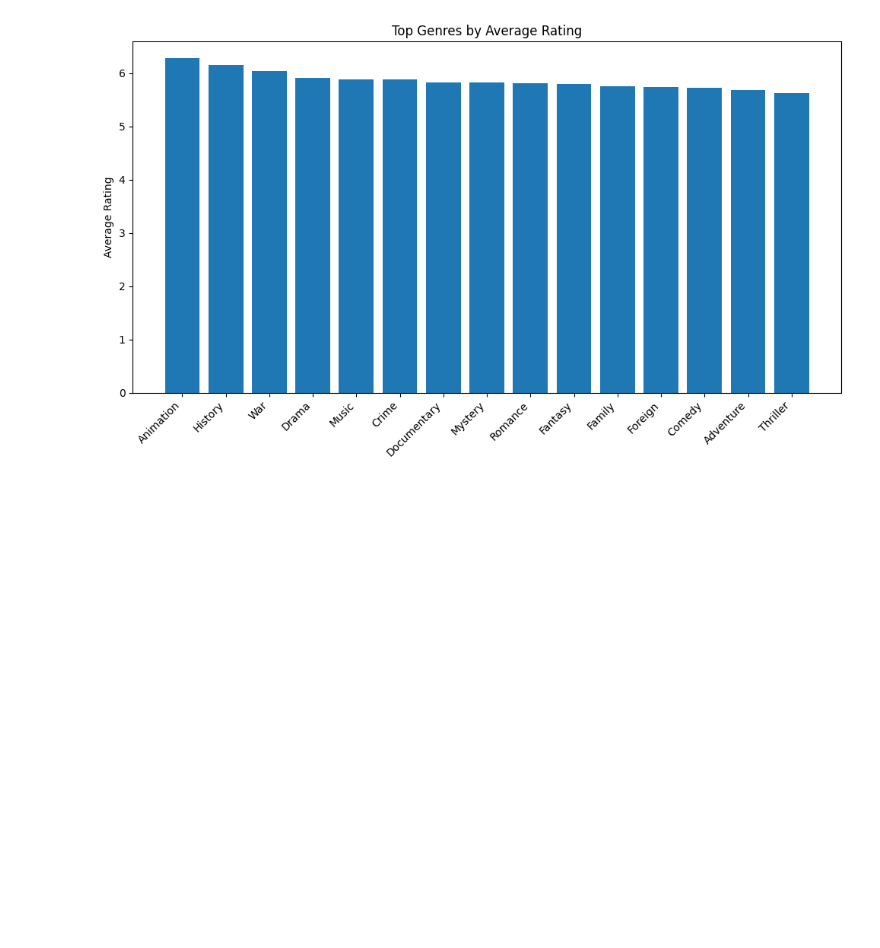
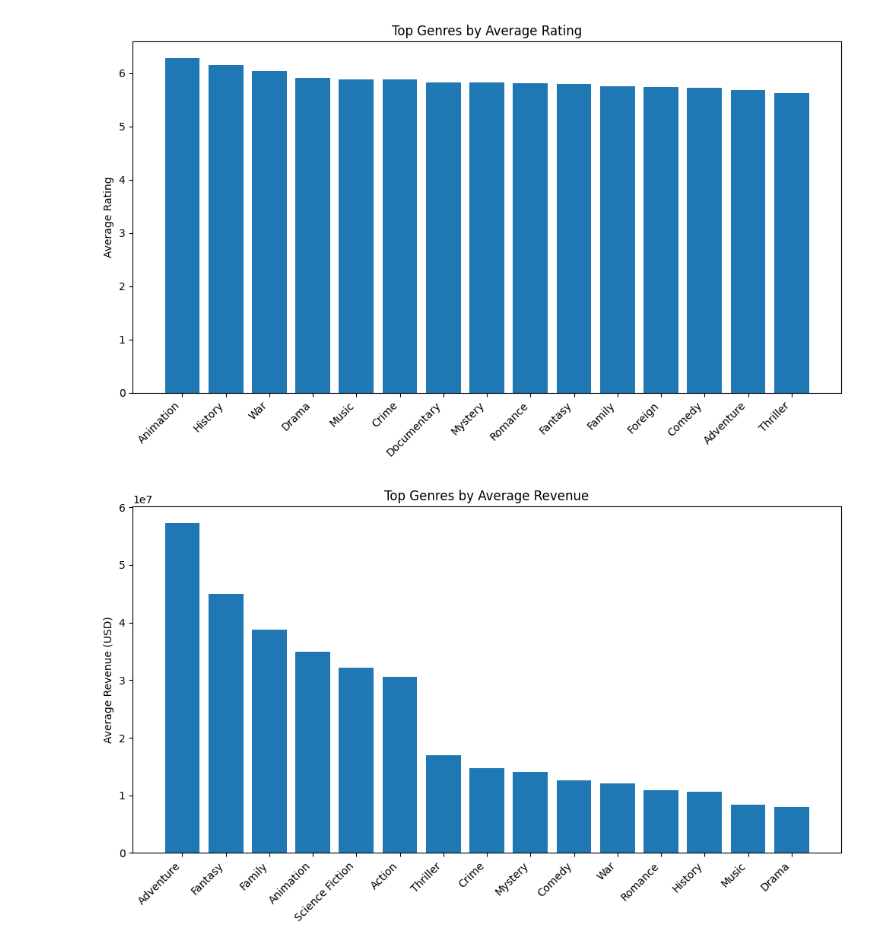
Before and after one commit to ely0rbek/Anatomy-of-a-Blockbuster, a Jupyter notebook: presentation/project_analysis.ipynb, the cells around one changed output. Drawn from its saved outputs; the diff is of its cells as text; code cells hidden in the pictures; blank space fills up the shorter version.

Commit message:
ranking of genres by average revenue was displayed in presentation layer

```diff
--- a/presentation/project_analysis.ipynb
+++ b/presentation/project_analysis.ipynb
@@ -9,3 +9,9 @@ from blockbuster_analysis.genre_avg_rating import plot_genre_avg_rating
 plot_genre_avg_rating()
 # %% [output]
 [figure]
+# %%
+from blockbuster_analysis.genre_avg_revenue import plot_genre_avg_revenue
+
+plot_genre_avg_revenue()
+# %% [output]
+[figure, added]
```
Also changed, not shown: 1 other file.
